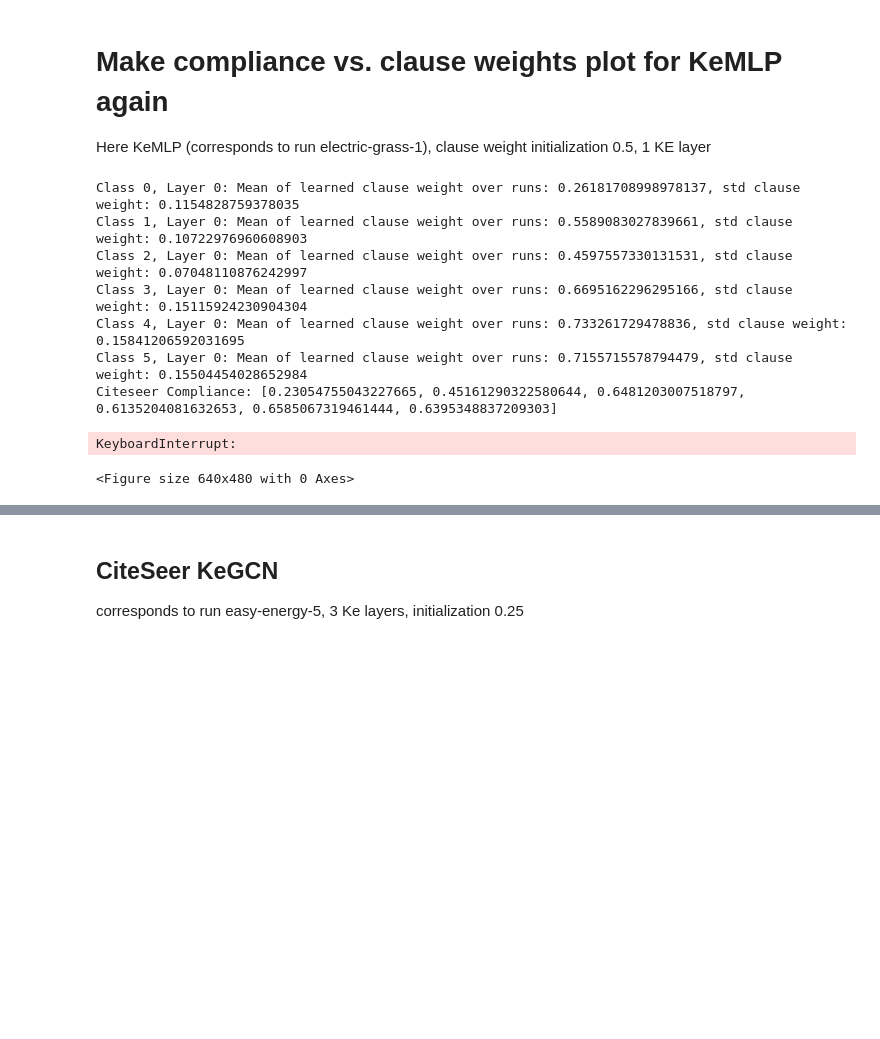
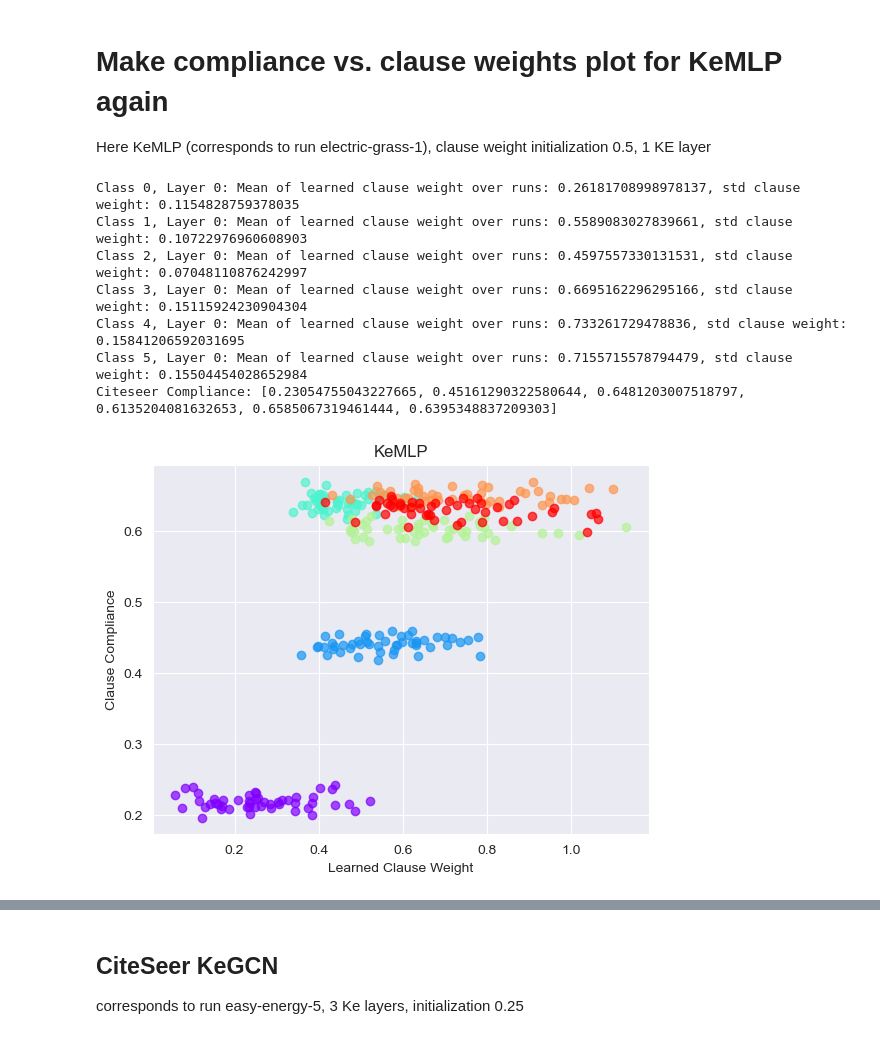
Before and after one commit to LuisaWerner/kegnn, a Jupyter notebook: notebooks/clause_weights_analysis.ipynb, the cells around one changed output, grey strips where cells are left out. Saved outputs shown, nothing was run; the diff lists cells and outputs as text; code cells hidden in the pictures; blank space fills up the shorter version.

```diff
--- a/notebooks/clause_weights_analysis.ipynb
+++ b/notebooks/clause_weights_analysis.ipynb
@@ -983,39 +982,38 @@ for cls in range(6):
         print(f'Class {cls}, Layer {layer}: Mean of learned clause weight over runs: {np.mean(cls_list)}, std clause weight: {np.std(cls_list)}')
 
 plt.figure()
 
 citeseer_compliance = compute_compliance(citeseer_dataset, num_classes=6)
 print(f'Citeseer Compliance: {citeseer_compliance}')
 
 patches = []
 for k, j in enumerate(['0', '1', '2', '3', '4', '5']):
     patches.append(mpatches.Patch(color=color[k], label='Class_'+j))
     _list = [citeseer_keMLP[i][0][j][-1] for i in range(50)]
     for i in _list:
         plt.scatter(i, citeseer_compliance[k] + np.random.normal(-0.01, 0.01)
                     , color=color[k], alpha=0.7)
 
 plt.ylabel('Clause Compliance')
-plt.xlabel('Clause Weights (over all epochs)')
+plt.xlabel('Learned Clause Weight')
 #plt.legend(handles=patches)
-# plt.title(f'Clause weight distribution vs. Clause Compliance, initialization = {0.5}')
-plt.legend(handles=patches, loc='upper center', bbox_to_anchor=(0.5, -0.05),
-          fancybox=True, shadow=True, ncol=5)
+plt.title('KeMLP')
+# plt.legend(handles=patches, loc='upper center', bbox_to_anchor=(0.5, -0.05),
+#           fancybox=True, shadow=True, ncol=5)
 plt.savefig('figures/CiteSeer_KeMLP_clauseweights.pdf', format='pdf', bbox_inches = 'tight')
 plt.show()
 
 
 # plot clause weight evolution over epochs
 # %% [output]
 Class 0, Layer 0: Mean of learned clause weight over runs: 0.26181708998978137, std clause weight: 0.1154828759378035
 Class 1, Layer 0: Mean of learned clause weight over runs: 0.5589083027839661, std clause weight: 0.10722976960608903
 Class 2, Layer 0: Mean of learned clause weight over runs: 0.4597557330131531, std clause weight: 0.07048110876242997
 Class 3, Layer 0: Mean of learned clause weight over runs: 0.6695162296295166, std clause weight: 0.15115924230904304
 Class 4, Layer 0: Mean of learned clause weight over runs: 0.733261729478836, std clause weight: 0.15841206592031695
 Class 5, Layer 0: Mean of learned clause weight over runs: 0.7155715578794479, std clause weight: 0.15504454028652984
 Citeseer Compliance: [0.23054755043227665, 0.45161290322580644, 0.6481203007518797, 0.6135204081632653, 0.6585067319461444, 0.6395348837209303]
-KeyboardInterrupt:
-<Figure size 640x480 with 0 Axes>
+[figure, added]
 # %%
 run = 9
 # 4
```
Also changed, not shown: parts of 9 cells of this notebook, 1 other file.
